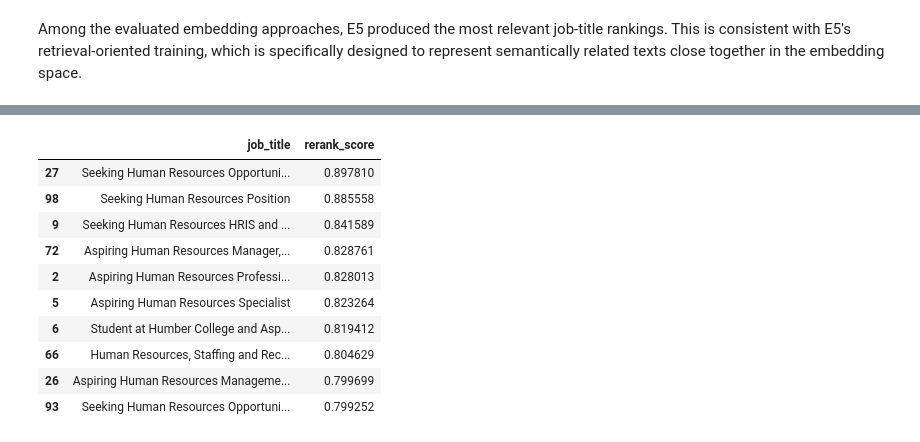
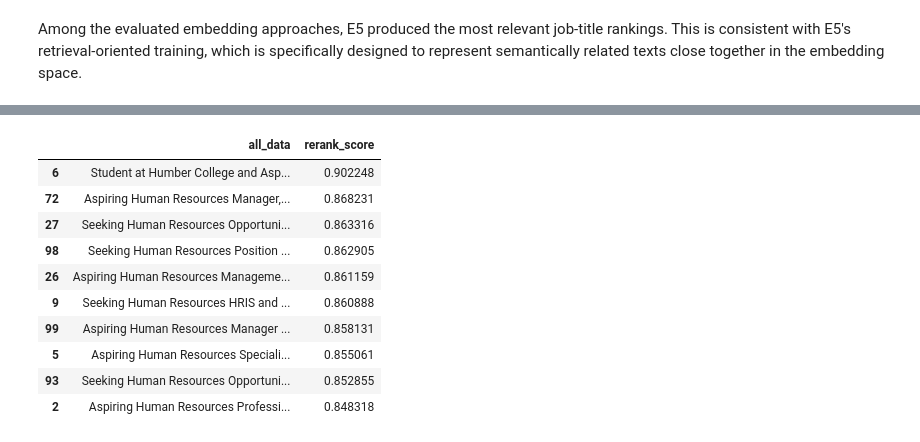
Before and after one commit to safwt-data/QwnYr0x6YtL8f4mY, a Jupyter notebook: notebooks/notebook_1.ipynb, the cells around one changed output, grey strips where cells are left out. Cells and saved outputs as stored; diff of their text form; code cells hidden in the pictures.

```diff
--- a/notebooks/notebook_1.ipynb
+++ b/notebooks/notebook_1.ipynb
@@ -662,16 +662,17 @@ df[df["similarity_2_bge"] > 0.3][["all_data", "similarity_2_bge"]].sort_values(
 Among the evaluated embedding approaches, E5 produced the most relevant job-title rankings. This is consistent with E5's retrieval-oriented training, which is specifically designed to represent semantically related texts close together in the embedding space.
 # %%
 comparison_1 = pd.DataFrame({
-    "BOW": df.nlargest(10,"similarity_1_bow")["job_title"].values,
-    "TF-IDF": df.nlargest(10, "similarity_1_tfidf")["job_title"].values,
-    "GloVe": df.nlargest(10, "similarity_1_glove")["job_title"].values,
-    "BERT": df.nlargest(10, "similarity_1_bert")["job_title"].values,
-    "SBERT": df.nlargest(10,"similarity_1_sbert")["job_title"].values,
-    "E5": df.nlargest(10, "similarity_1_5e")["job_title"].values,
-    "BGE": df.nlargest(10, "similarity_1_bge")["job_title"].values
+    "BOW": df.nlargest(10,"similarity_1_bow")["all_data"].values,
+    "TF-IDF": df.nlargest(10, "similarity_1_tfidf")["all_data"].values,
+    "GloVe": df.nlargest(10, "similarity_1_glove")["all_data"].values,
+    "BERT": df.nlargest(10, "similarity_1_bert")["all_data"].values,
+    "SBERT": df.nlargest(10,"similarity_1_sbert")["all_data"].values,
+    "E5": df.nlargest(10, "similarity_1_5e")["all_data"].values,
+    "BGE": df.nlargest(10, "similarity_1_bge")["all_data"].values
 })
 
 comparison_1.index = range(1, 11)
+pd.set_option("display.max_colwidth", None)
 comparison_1
 # %% [output]
 |  | BOW | TF-IDF | GloVe | BERT | SBERT | E5 | BGE |
@@ -688,15 +689,16 @@ comparison_1
 # %%
 comparison_2 = pd.DataFrame({
-    "BOW": df.nlargest(10,"similarity_2_bow")["job_title"].values,
-    "TF-IDF": df.nlargest(10, "similarity_2_tfidf")["job_title"].values,
-    "GloVe": df.nlargest(10, "similarity_2_glove")["job_title"].values,
-    "BERT": df.nlargest(10, "similarity_2_bert")["job_title"].values,
-    "SBERT": df.nlargest(10,"similarity_2_sbert")["job_title"].values,
-    "E5": df.nlargest(10, "similarity_2_5e")["job_title"].values,
-    "BGE": df.nlargest(10, "similarity_2_bge")["job_title"].values
+    "BOW": df.nlargest(10,"similarity_2_bow")["all_data"].values,
+    "TF-IDF": df.nlargest(10, "similarity_2_tfidf")["all_data"].values,
+    "GloVe": df.nlargest(10, "similarity_2_glove")["all_data"].values,
+    "BERT": df.nlargest(10, "similarity_2_bert")["all_data"].values,
+    "SBERT": df.nlargest(10,"similarity_2_sbert")["all_data"].values,
+    "E5": df.nlargest(10, "similarity_2_5e")["all_data"].values,
+    "BGE": df.nlargest(10, "similarity_2_bge")["all_data"].values
 })
 
 comparison_2.index = range(1, 11)
+pd.set_option("display.max_colwidth", None)
 comparison_2
 # %% [output]
 |  | BOW | TF-IDF | GloVe | BERT | SBERT | E5 | BGE |
@@ -713,31 +715,31 @@ comparison_2
 # %%
 star_candidate = X_e5[6] # student humber college aspiring human resource
 
 starred_similarity = cosine_similarity(
     X_e5,
     star_candidate.reshape(1, -1)
 ).flatten()
 
 alpha = 0.6
 
 df['rerank_score'] = (
     alpha * score_2.flatten()
     + (1 - alpha) * starred_similarity
 )
 
-df[["job_title", "rerank_score"]].sort_values(
+df[["all_data", "rerank_score"]].sort_values(
     "rerank_score",
     ascending=False
 ).head(10)
 # %% [output]
-|  | job_title | rerank_score |
-| 27 | Seeking Human Resources Opportuni... | 0.897810 |
-| 98 | Seeking Human Resources Position | 0.885558 |
-| 9 | Seeking Human Resources HRIS and ... | 0.841589 |
-| 72 | Aspiring Human Resources Manager,... | 0.828761 |
-| 2 | Aspiring Human Resources Professi... | 0.828013 |
-| 5 | Aspiring Human Resources Specialist | 0.823264 |
-| 6 | Student at Humber College and Asp... | 0.819412 |
-| 66 | Human Resources, Staffing and Rec... | 0.804629 |
-| 26 | Aspiring Human Resources Manageme... | 0.799699 |
-| 93 | Seeking Human Resources Opportuni... | 0.799252 |
+|  | all_data | rerank_score |
+| 6 | Student at Humber College and Asp... | 0.902248 |
+| 72 | Aspiring Human Resources Manager,... | 0.868231 |
+| 27 | Seeking Human Resources Opportuni... | 0.863316 |
+| 98 | Seeking Human Resources Position ... | 0.862905 |
+| 26 | Aspiring Human Resources Manageme... | 0.861159 |
+| 9 | Seeking Human Resources HRIS and ... | 0.860888 |
+| 99 | Aspiring Human Resources Manager ... | 0.858131 |
+| 5 | Aspiring Human Resources Speciali... | 0.855061 |
+| 93 | Seeking Human Resources Opportuni... | 0.852855 |
+| 2 | Aspiring Human Resources Professi... | 0.848318 |
```
Also changed, not shown: parts of 6 cells of this notebook.
